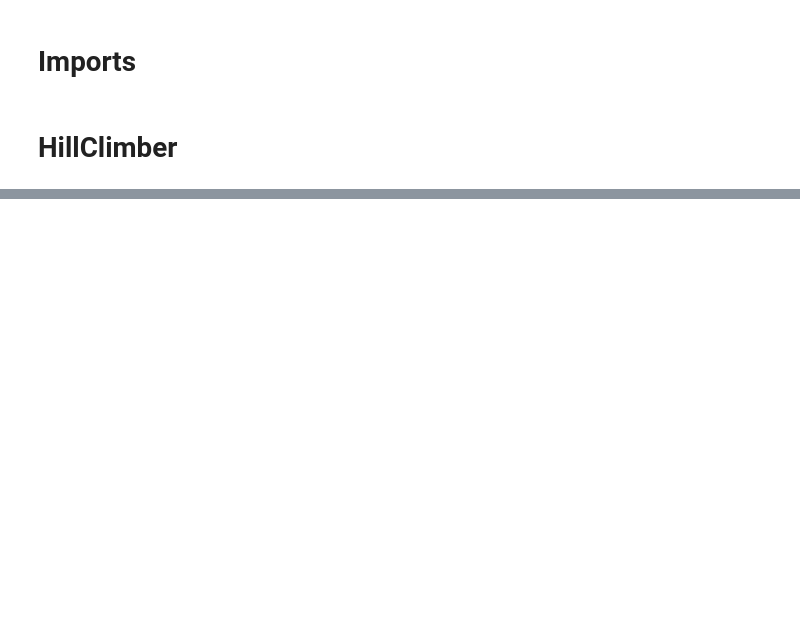
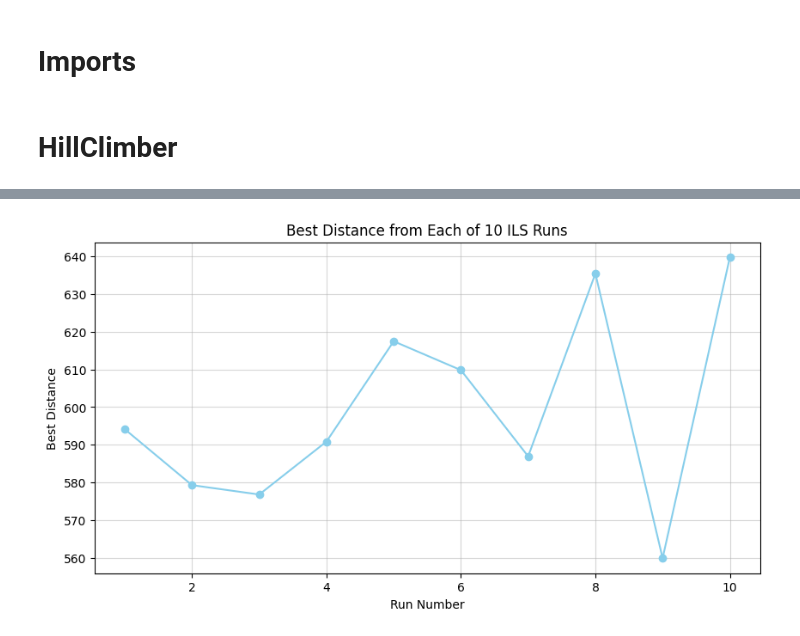
Before and after one commit to Side941/AI-for-SaO, a Jupyter notebook: side.ipynb, the cells around one changed output, grey strips where cells are left out. Cells and saved outputs as stored; diff of their text form; code cells hidden in the pictures; blank space fills up the shorter version.

```diff
--- a/side.ipynb
+++ b/side.ipynb
@@ -330,0 +266,65 @@ Scalability Test Results:
+# %%
+# ==============================
+# Multi-run ILS for Robustness with Plot
+# ==============================
+
+num_runs = 10  # Number of independent runs
+best_distances = []
+all_solutions = []
+
+# Use best hyperparameters from tuning
+LOOPS = 10000
+OUTER_LOOPS = 100
+PERTURB_STRENGTH = 2
+
+start_time = time.time()
+
+for run in range(1, num_runs+1):
+    best_solution, convergence, runtime = iterated_local_search(
+        outer_loops=OUTER_LOOPS, perturb_strength=PERTURB_STRENGTH
+    )
+    best_distances.append(best_solution.utility)
+    all_solutions.append(best_solution)
+    print(f"Run {run}/{num_runs} - Best Distance: {best_solution.utility:.2f}")
+
+end_time = time.time()
+total_time = end_time - start_time
+
+# Identify best overall solution
+best_index = np.argmin(best_distances)
+best_overall_solution = all_solutions[best_index]
+
+print("\n========== Multi-Run Summary ==========")
+print(f"Best Distance Found: {best_overall_solution.utility:.2f}")
+print(f"Mean Distance: {np.mean(best_distances):.2f}")
+print(f"Standard Deviation: {np.std(best_distances):.2f}")
+print(f"Computation Time for {num_runs} runs: {total_time:.2f} seconds")
+print(f"Best Route: {best_overall_solution.route}")
+
+# ==============================
+# Save results to file
+# ==============================
+with open("ils_multi_run_results.txt", "w") as f:
+    f.write("Multi-Run ILS Results\n")
+    f.write("====================\n")
+    f.write(f"Number of runs: {num_runs}\n")
+    f.write(f"Best Distance Found: {best_overall_solution.utility:.2f}\n")
+    f.write(f"Mean Distance: {np.mean(best_distances):.2f}\n")
+    f.write(f"Standard Deviation: {np.std(best_distances):.2f}\n")
+    f.write(f"Computation Time: {total_time:.2f} seconds\n")
+    f.write("Best Route (city indices in order):\n")
+    f.write(" -> ".join(map(str, best_overall_solution.route)) + "\n")
+
+print("Multi-run results saved to ils_multi_run_results.txt")
+
+# ==============================
+# Line chart of best distances
+# ==============================
+plt.figure(figsize=(10,5))
+plt.plot(range(1, num_runs+1), best_distances, marker='o', linestyle='-', color='skyblue')
+plt.xlabel("Run Number")
+plt.ylabel("Best Distance")
+plt.title(f"Best Distance from Each of {num_runs} ILS Runs")
+plt.grid(True, alpha=0.5)
+plt.show()
+# %% [output]
@@ -330,0 +348 @@ Scalability Test Results:
+[figure, added]
```
Also changed, not shown: parts of 19 cells of this notebook, 17 other files.
